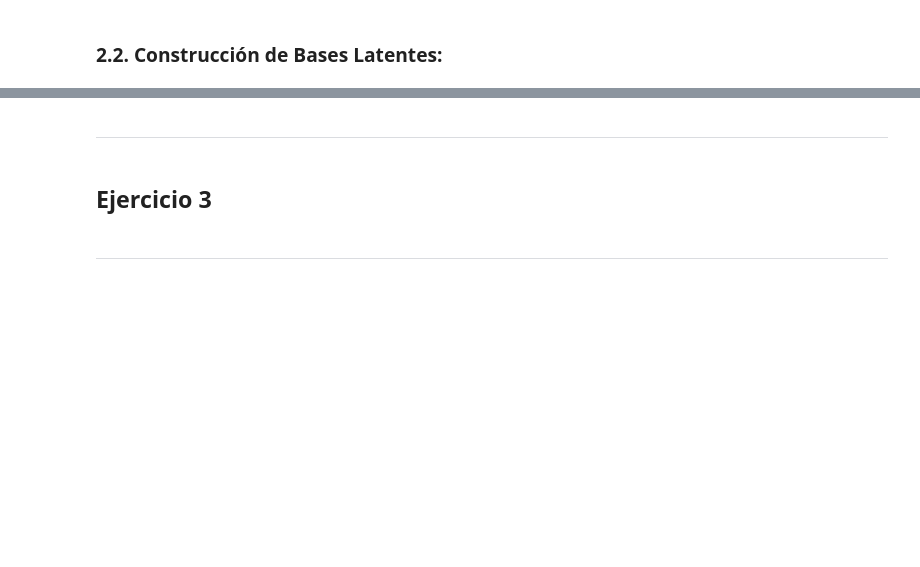
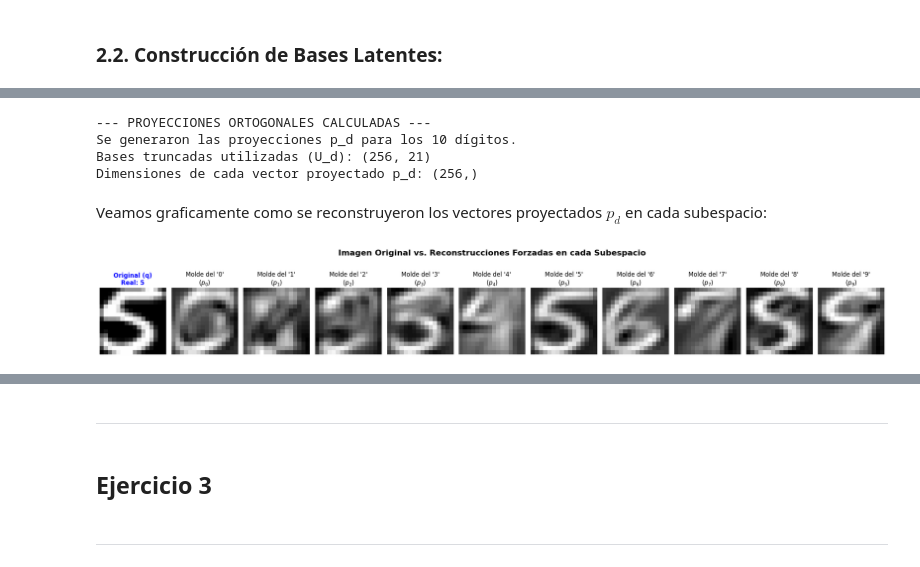
Before and after one commit to HeiderZapata/Applied-Math, a Jupyter notebook: Examen 2/Examen2-MatApl-Martinez-Zapata-Londono-Notebook.ipynb, the cells around one changed output, grey strips where cells are left out. Drawn from its saved outputs; the diff is of its cells as text; code cells hidden in the pictures; blank space fills up the shorter version.

```diff
--- a/Examen 2/Examen2-MatApl-Martinez-Zapata-Londono-Notebook.ipynb
+++ b/Examen 2/Examen2-MatApl-Martinez-Zapata-Londono-Notebook.ipynb
@@ -280,0 +616,63 @@ $d$ que minimice esta distancia.
+# %%
+# Definimos nuestro punto de corte estratégico basado en el análisis de varianza
+k_trunc = 21
+
+# Diccionario para guardar el vector proyectado p_d para cada dígito
+proyecciones_pd = {}
+
+for d in range(10):
+    # 1. Tomamos la base ortonormal completa de este dígito
+    B_d = Bd_bases[d]
+
+    # 2. TRUNCAMIENTO: Nos quedamos solo con las primeras 21 columnas (los trazos maestros)
+    U_d = B_d[:, :k_trunc]
+
+    # 3. PROYECCIÓN ORTOGONAL (Aplicando la fórmula simplificada de la Clase 4)
+    # Primero encontramos las coordenadas de q en el subespacio
+    coordenadas_subespacio = np.dot(U_d.T, q)
+
+    # Luego reconstruimos el vector proyectado p_d en el espacio 256D
+    p_d = np.dot(U_d, coordenadas_subespacio)
+
+    # Guardamos el resultado
+    proyecciones_pd[d] = p_d
+
+# --- Control de Calidad ---
+print(f"--- PROYECCIONES ORTOGONALES CALCULADAS ---")
+print(f"Se generaron las proyecciones p_d para los 10 dígitos.")
+print(f"Bases truncadas utilizadas (U_d): {U_d.shape}")
+print(f"Dimensiones de cada vector proyectado p_d: {proyecciones_pd[0].shape}")
+# %% [output]
+--- PROYECCIONES ORTOGONALES CALCULADAS ---
+Se generaron las proyecciones p_d para los 10 dígitos.
+Bases truncadas utilizadas (U_d): (256, 21)
+Dimensiones de cada vector proyectado p_d: (256,)
+# %% [markdown]
+Veamos graficamente como se reconstruyeron los vectores proyectados $p_d$ en cada subespacio:
+# %%
+import matplotlib.pyplot as plt
+
+# Creamos una figura ancha para poner la imagen original y sus 10 proyecciones lado a lado
+fig, axes = plt.subplots(1, 11, figsize=(22, 3))
+fig.suptitle('Imagen Original vs. Reconstrucciones Forzadas en cada Subespacio', fontsize=16, fontweight='bold', y=1.1)
+
+# 1. Graficamos la imagen incógnita original (q)
+axes[0].imshow(q.reshape(16, 16), cmap='gray')
+axes[0].set_title(f"Original (q)\nReal: {etiqueta_real}", color='blue', fontweight='bold')
+axes[0].axis('off')
+
+# 2. Graficamos cómo quedó q al ser proyectada en cada uno de los 10 moldes
+for d in range(10):
+    p_d = proyecciones_pd[d]
+
+    # Volvemos a darle forma de matriz 16x16 para poder verla como imagen
+    imagen_reconstruida = p_d.reshape(16, 16)
+
+    axes[d+1].imshow(imagen_reconstruida, cmap='gray')
+    axes[d+1].set_title(f"Molde del '{d}'\n($p_{d}$)")
+    axes[d+1].axis('off')
+
+plt.tight_layout()
+plt.show()
+# %% [output]
+[figure, added]
```
Also changed, not shown: parts of 44 cells of this notebook.
